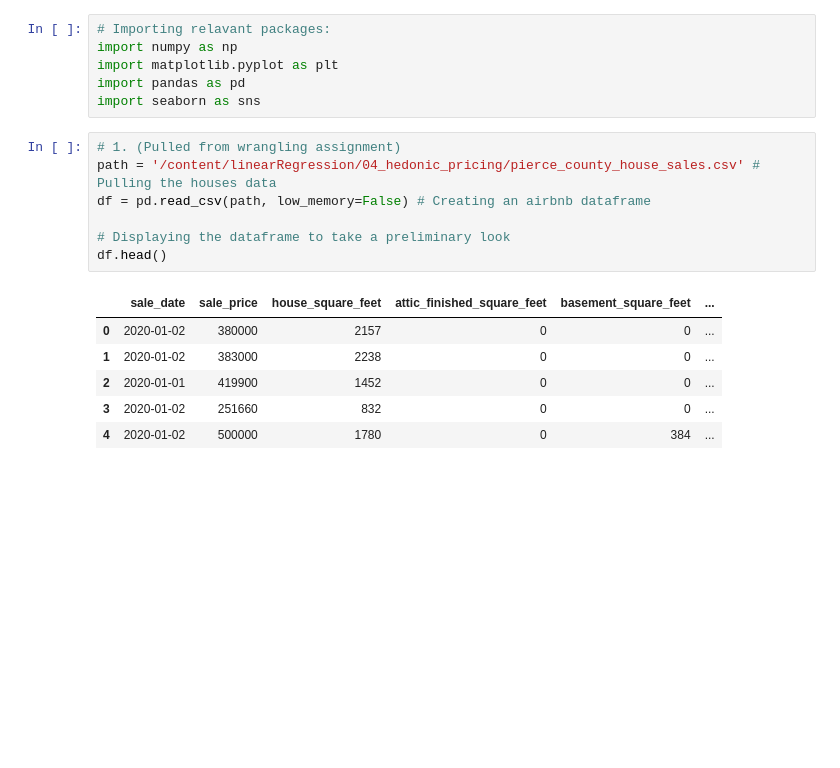
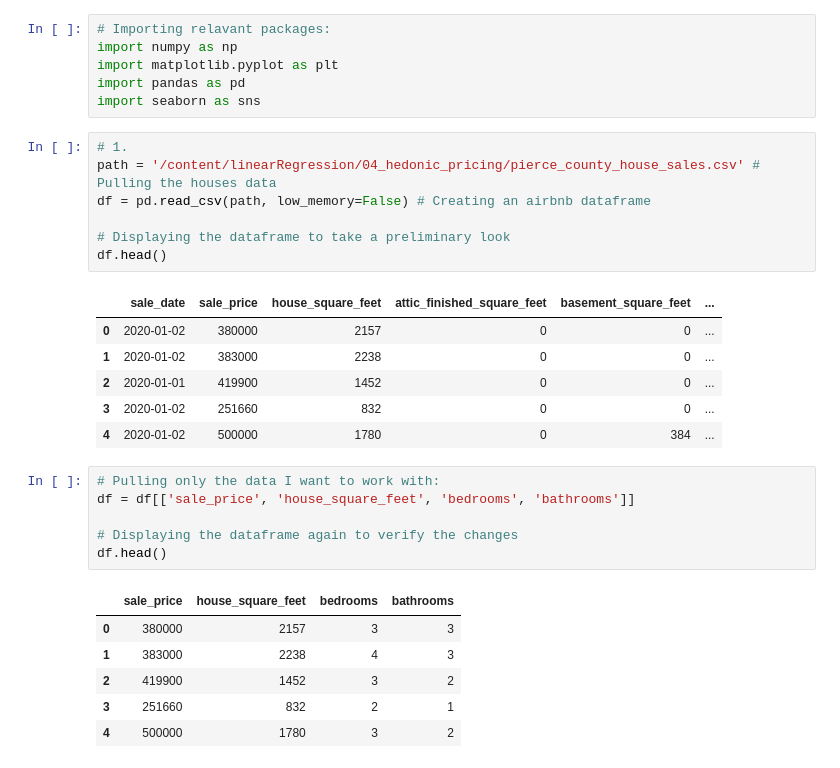
Before and after one commit to Troy-S-Meink/linearRegression, a Jupyter notebook: 04_hedonic_pricing/04_hedonic_pricing.ipynb, the cells around one changed output. Drawn from its saved outputs; the diff is of its cells as text; blank space fills up the shorter version.

```diff
--- a/04_hedonic_pricing/04_hedonic_pricing.ipynb
+++ b/04_hedonic_pricing/04_hedonic_pricing.ipynb
@@ -29,7 +29,7 @@ import matplotlib.pyplot as plt
 import pandas as pd
 import seaborn as sns
 # %%
-# 1. (Pulled from wrangling assignment)
+# 1.
 path = '/content/linearRegression/04_hedonic_pricing/pierce_county_house_sales.csv' # Pulling the houses data
 df = pd.read_csv(path, low_memory=False) # Creating an airbnb dataframe
 
@@ -42,3 +42,16 @@ df.head()
 | 2 | 2020-01-01 | 419900 | 1452 | 0 | 0 | ... |
 | 3 | 2020-01-02 | 251660 | 832 | 0 | 0 | ... |
 | 4 | 2020-01-02 | 500000 | 1780 | 0 | 384 | ... |
+# %%
+# Pulling only the data I want to work with:
+df = df[['sale_price', 'house_square_feet', 'bedrooms', 'bathrooms']]
+
+# Displaying the dataframe again to verify the changes
+df.head()
+# %% [output]
+|  | sale_price | house_square_feet | bedrooms | bathrooms |
+| 0 | 380000 | 2157 | 3 | 3 |
+| 1 | 383000 | 2238 | 4 | 3 |
+| 2 | 419900 | 1452 | 3 | 2 |
+| 3 | 251660 | 832 | 2 | 1 |
+| 4 | 500000 | 1780 | 3 | 2 |
```
Also changed, not shown: parts of 5 cells of this notebook.
